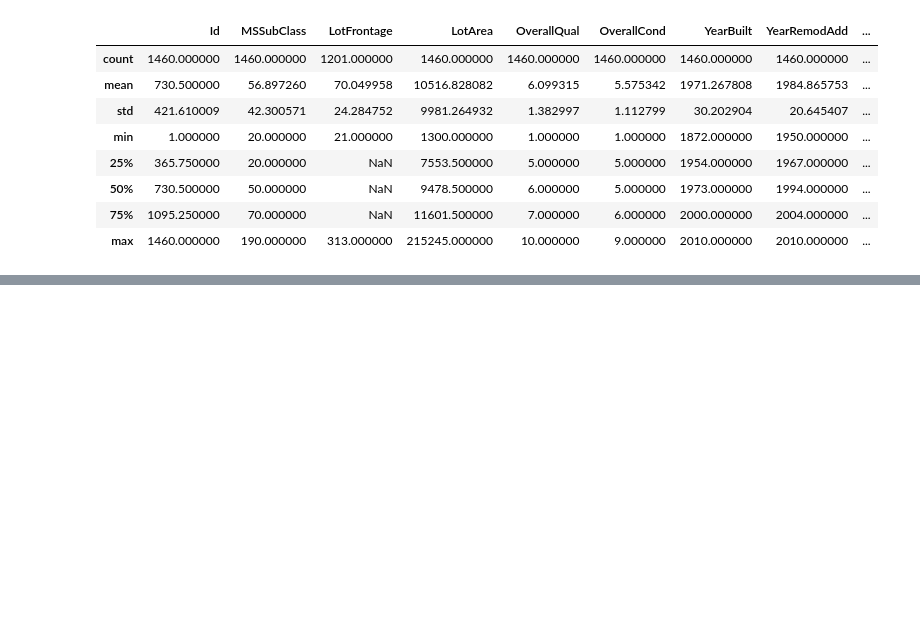
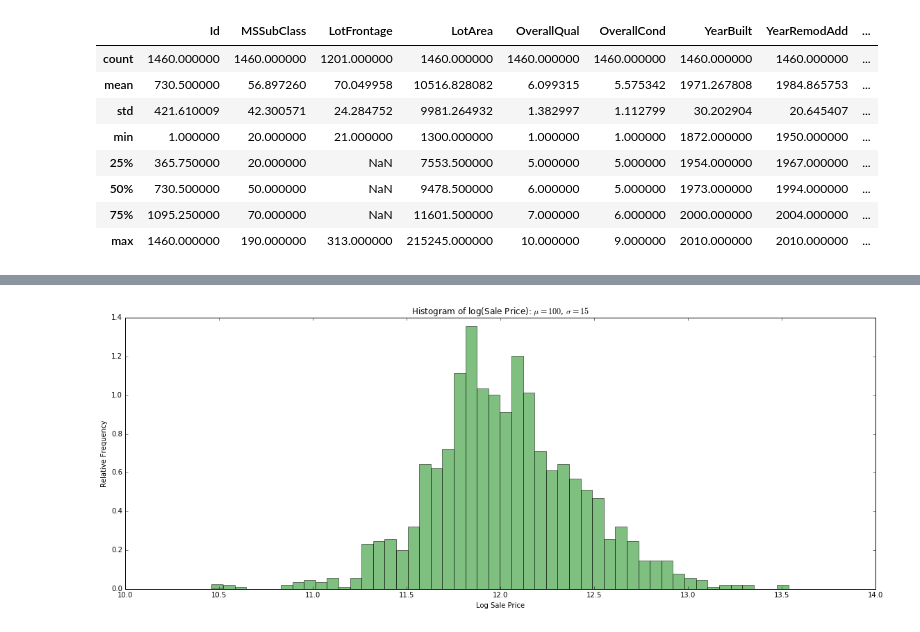
Before and after one commit to ketansahils/HousePricesAdvRegressionTech, a Jupyter notebook: housing_prices.ipynb, the cells around one changed output, grey strips where cells are left out. Saved outputs shown, nothing was run; the diff lists cells and outputs as text; code cells hidden in the pictures; blank space fills up the shorter version.

```diff
--- a/housing_prices.ipynb
+++ b/housing_prices.ipynb
@@ -23,0 +47,13 @@ data.describe()
+# %%
+logx = np.log(data.SalePrice)
+num_bins = 50
+
+plt.figure(figsize=(20,7))
+n, bins, patches = plt.hist(logx, num_bins, normed=1, facecolor='green', alpha=0.5)
+plt.xlabel('Log Sale Price')
+plt.ylabel('Relative Frequency')
+plt.title(r'Histogram of log(Sale Price): $\mu=100$, $\sigma=15$')
+plt.subplots_adjust(left=0.15)
+plt.show()
+# %% [output]
+[figure, added]
```
Also changed, not shown: parts of 4 cells of this notebook.
